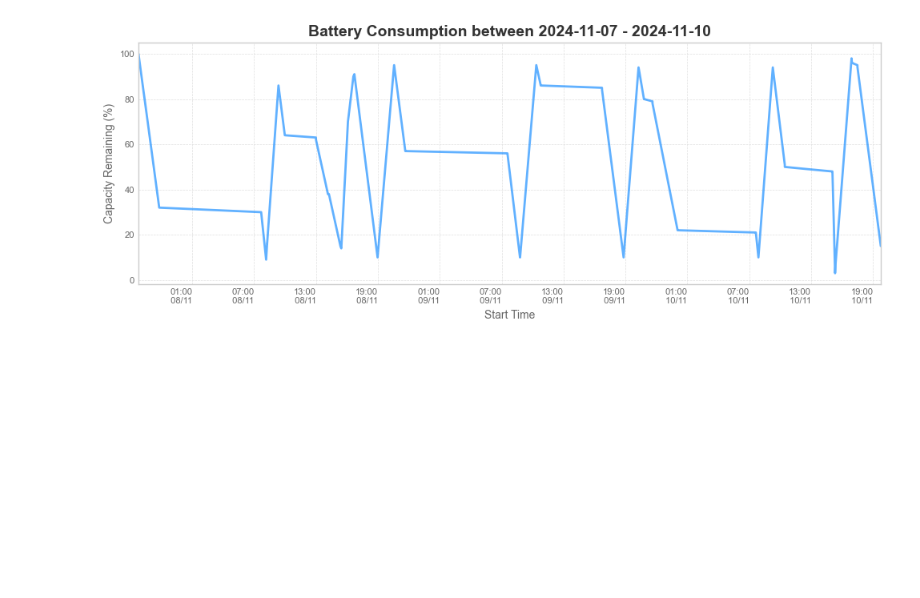
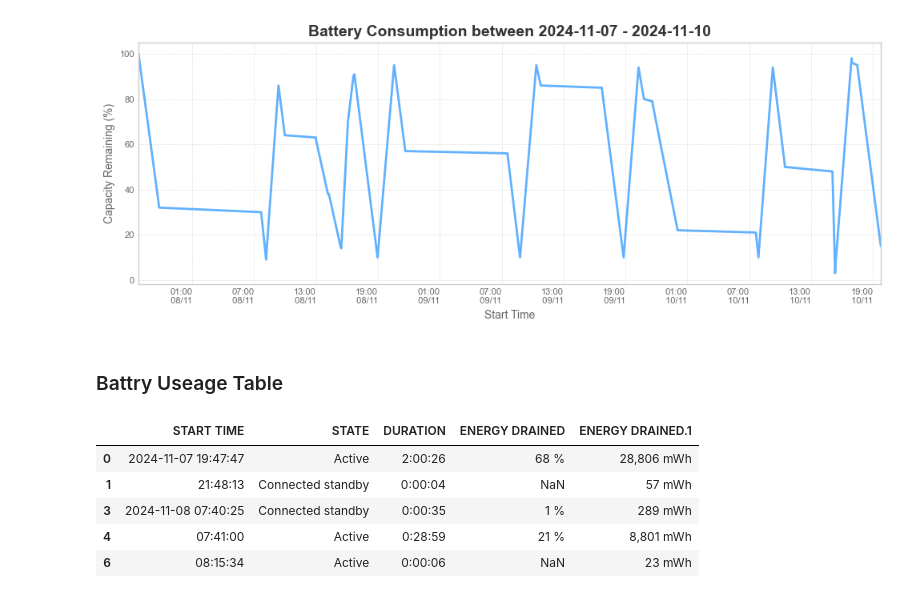
Before and after one commit to sufyan-555/win_battery_report_analyzer, a Jupyter notebook: test.ipynb, the cells around one changed output. Saved outputs shown, nothing was run; the diff lists cells and outputs as text; code cells hidden in the pictures; blank space fills up the shorter version.

```diff
--- a/test.ipynb
+++ b/test.ipynb
@@ -119,3 +130,17 @@ get_usage_plot(recent)
 # %% [output]
 <module 'matplotlib.pyplot' from 'c:\\Users\\Sufya\\AppData\\Local\\pypoetry\\Cache\\virtualenvs\\battery-report-analysis-6fU-tPu0-py3.11\\Lib\\site-packages\\matplotlib\\pyplot.py'>
 [figure]
+# %% [markdown]
+### Battry Useage Table
+# %%
+battery = tables[3].copy()
+battery = battery.dropna(axis=0, how='any')
+battery['ENERGY DRAINED'] = battery['ENERGY DRAINED'].replace('-',np.nan)
+battery.head(5)
+# %% [output]
+|  | START TIME | STATE | DURATION | ENERGY DRAINED | ENERGY DRAINED.1 |
+| 0 | 2024-11-07 19:47:47 | Active | 2:00:26 | 68 % | 28,806 mWh |
+| 1 | 21:48:13 | Connected standby | 0:00:04 | NaN | 57 mWh |
+| 3 | 2024-11-08 07:40:25 | Connected standby | 0:00:35 | 1 % | 289 mWh |
+| 4 | 07:41:00 | Active | 0:28:59 | 21 % | 8,801 mWh |
+| 6 | 08:15:34 | Active | 0:00:06 | NaN | 23 mWh |
```
Also changed, not shown: parts of 10 cells of this notebook.
